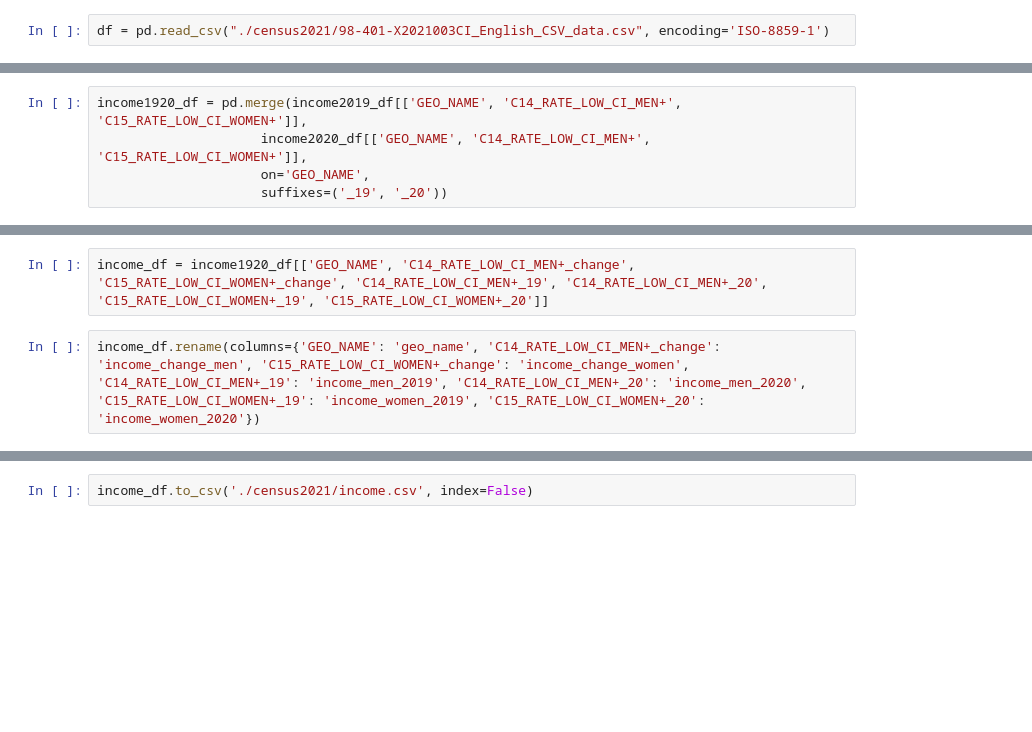
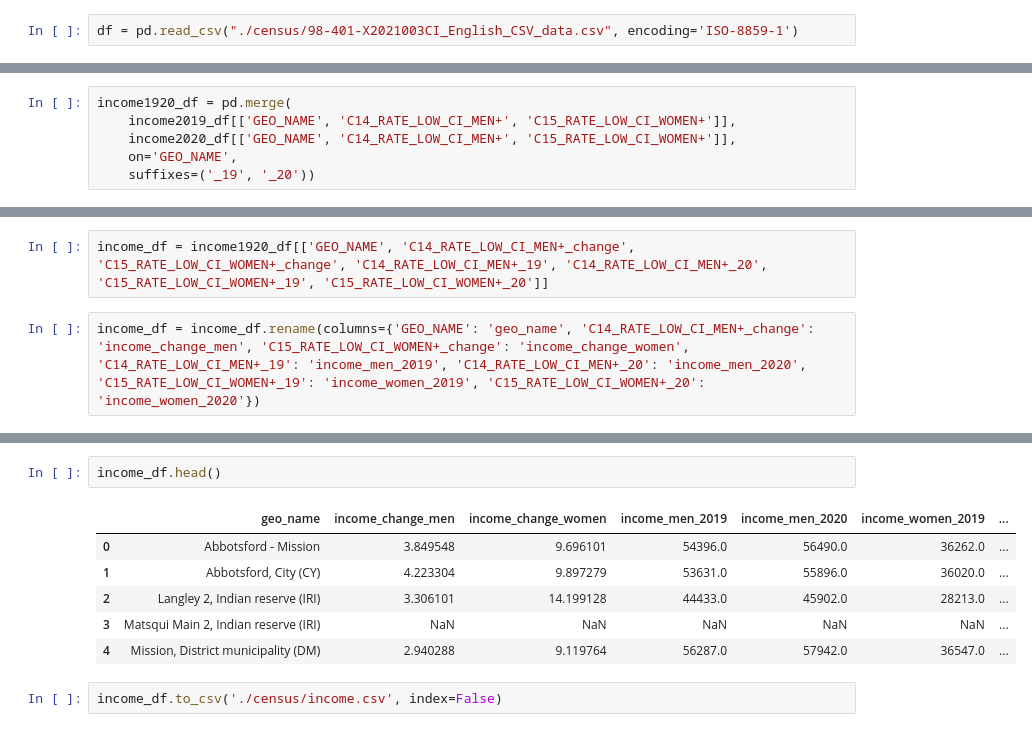
Before and after one commit to sharonm6/datathoncrimes, a Jupyter notebook: enriching.ipynb, the cells around one changed output, grey strips where cells are left out. Saved outputs shown, nothing was run; the diff lists cells and outputs as text; blank space fills up the shorter version.

```diff
--- a/enriching.ipynb
+++ b/enriching.ipynb
@@ -3,7 +9,7 @@ import pandas as pd
 # %% [markdown]
 # Census Data
 # %%
-df = pd.read_csv("./census2021/98-401-X2021003CI_English_CSV_data.csv", encoding='ISO-8859-1')
+df = pd.read_csv("./census/98-401-X2021003CI_English_CSV_data.csv", encoding='ISO-8859-1')
 # %%
 df.head()
 # %% [output]
@@ -75,10 +81,11 @@ Data columns (total 47 columns):
 dtypes: float64(21), int64(4), object(22)
 memory usage: 434.6+ KB
 # %%
-income1920_df = pd.merge(income2019_df[['GEO_NAME', 'C14_RATE_LOW_CI_MEN+', 'C15_RATE_LOW_CI_WOMEN+']],
-                     income2020_df[['GEO_NAME', 'C14_RATE_LOW_CI_MEN+', 'C15_RATE_LOW_CI_WOMEN+']],
-                     on='GEO_NAME',
-                     suffixes=('_19', '_20'))
+income1920_df = pd.merge(
+    income2019_df[['GEO_NAME', 'C14_RATE_LOW_CI_MEN+', 'C15_RATE_LOW_CI_WOMEN+']],
+    income2020_df[['GEO_NAME', 'C14_RATE_LOW_CI_MEN+', 'C15_RATE_LOW_CI_WOMEN+']],
+    on='GEO_NAME',
+    suffixes=('_19', '_20'))
 # %%
 income1920_df.info()
 # %% [output]
@@ -101,4 +108,4 @@ income1920_df['C15_RATE_LOW_CI_WOMEN+_change'] = ((income1920_df['C15_RATE_LOW_C
 # %%
 income_df = income1920_df[['GEO_NAME', 'C14_RATE_LOW_CI_MEN+_change', 'C15_RATE_LOW_CI_WOMEN+_change', 'C14_RATE_LOW_CI_MEN+_19', 'C14_RATE_LOW_CI_MEN+_20', 'C15_RATE_LOW_CI_WOMEN+_19', 'C15_RATE_LOW_CI_WOMEN+_20']]
 # %%
-income_df.rename(columns={'GEO_NAME': 'geo_name', 'C14_RATE_LOW_CI_MEN+_change': 'income_change_men', 'C15_RATE_LOW_CI_WOMEN+_change': 'income_change_women', 'C14_RATE_LOW_CI_MEN+_19': 'income_men_2019', 'C14_RATE_LOW_CI_MEN+_20': 'income_men_2020', 'C15_RATE_LOW_CI_WOMEN+_19': 'income_women_2019', 'C15_RATE_LOW_CI_WOMEN+_20': 'income_women_2020'})
+income_df = income_df.rename(columns={'GEO_NAME': 'geo_name', 'C14_RATE_LOW_CI_MEN+_change': 'income_change_men', 'C15_RATE_LOW_CI_WOMEN+_change': 'income_change_women', 'C14_RATE_LOW_CI_MEN+_19': 'income_men_2019', 'C14_RATE_LOW_CI_MEN+_20': 'income_men_2020', 'C15_RATE_LOW_CI_WOMEN+_19': 'income_women_2019', 'C15_RATE_LOW_CI_WOMEN+_20': 'income_women_2020'})
@@ -119,2 +112,11 @@ income_df.rename(columns={'GEO_NAME': 'geo_name', 'C14_RATE_LOW_CI_MEN+_change':
+# %%
+income_df.head()
+# %% [output]
+|  | geo_name | income_change_men | income_change_women | income_men_2019 | income_men_2020 | income_women_2019 | ... |
+| 0 | Abbotsford - Mission | 3.849548 | 9.696101 | 54396.0 | 56490.0 | 36262.0 | ... |
+| 1 | Abbotsford, City (CY) | 4.223304 | 9.897279 | 53631.0 | 55896.0 | 36020.0 | ... |
+| 2 | Langley 2, Indian reserve (IRI) | 3.306101 | 14.199128 | 44433.0 | 45902.0 | 28213.0 | ... |
+| 3 | Matsqui Main 2, Indian reserve (IRI) | NaN | NaN | NaN | NaN | NaN | ... |
+| 4 | Mission, District municipality (DM) | 2.940288 | 9.119764 | 56287.0 | 57942.0 | 36547.0 | ... |
 # %%
-income_df.to_csv('./census2021/income.csv', index=False)
+income_df.to_csv('./census/income.csv', index=False)
```
Also changed, not shown: parts of 25 cells of this notebook, 12 other files.
